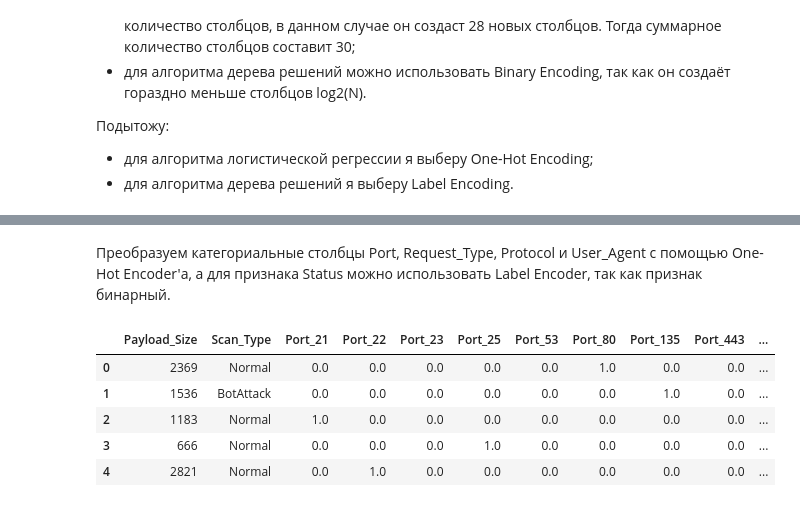
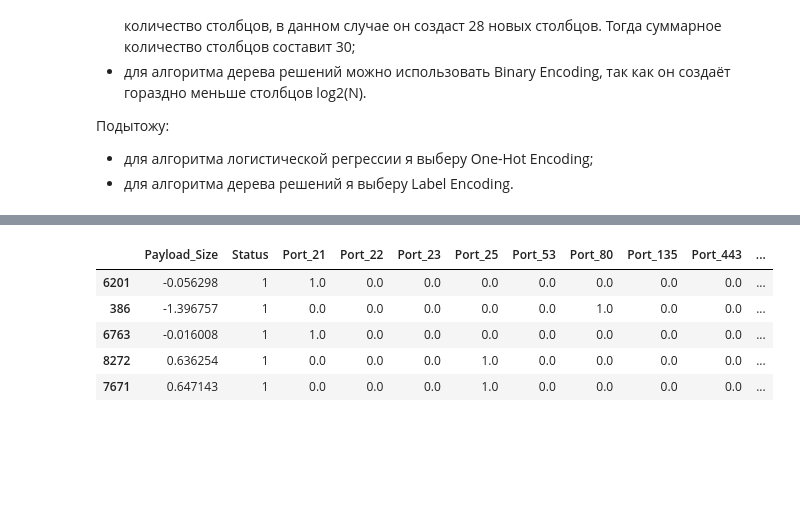
Before and after one commit to iamrus1/Intrusion-Log-Analysis, a Jupyter notebook: Intrusion detection log analysis.ipynb, the cells around one changed output, grey strips where cells are left out. Cells and saved outputs as stored; diff of their text form; code cells hidden in the pictures; blank space fills up the shorter version.

```diff
--- a/Intrusion detection log analysis.ipynb
+++ b/Intrusion detection log analysis.ipynb
@@ -421,3 +423,3 @@ Text(0, 0.5, 'Количество запросов\nNumber of requests')
 # %%
 logs.drop(['Source_IP', 'Destination_IP', 'Intrusion'], axis=1, inplace=True)
-logs
+logs['Port'] = logs['Port'].astype('object')
@@ -491,25 +511,48 @@ None
-# %% [markdown]
-Преобразуем категориальные столбцы Port, Request_Type, Protocol и User_Agent с помощью One-Hot Encoder'а, а для признака Status можно использовать Label Encoder, так как признак бинарный.
 # %%
 categorical_features = ['Port', 'Request_Type', 'Protocol', 'User_Agent']
 
-ohe_encoder = OneHotEncoder(sparse_output=False, handle_unknown='ignore')  # Инициализируем энкодер, sparse_output для получение матрицы
+# Инициализируем энкодер, sparse_output=False для получение матрицы
+ohe_encoder = OneHotEncoder(sparse_output=False, handle_unknown='ignore')
 
-ohe_matrix = ohe_encoder.fit_transform(logs[categorical_features])  # Создаём закодированную матрицу категориальных признаков
-ohe_df = pd.DataFrame(ohe_matrix, columns=ohe_encoder.get_feature_names_out(categorical_features))  # преобразовываем матрицу в датафрейм
+# Обучаем энкодер на тренировочном датасете и создаём матрицы закодированных признаков
+X_train_cat = ohe_encoder.fit_transform(X_train[categorical_features])
+X_test_cat = ohe_encoder.transform(X_test[categorical_features])
 
-encoded_logs = pd.concat([logs, ohe_df], axis=1)  # объединяем исходный и закодированный датафреймы
-encoded_logs = encoded_logs.drop(categorical_features, axis=1)  # удаляем старые категориальные столбцы из полученного датафрейма
+
+# Преобразовываем полученные матрицы в датафреймы
+X_train_cat_df = pd.DataFrame(
+    X_train_cat, index=X_train.index, columns=ohe_encoder.get_feature_names_out(categorical_features)
+)
+X_test_cat_df = pd.DataFrame(
+    X_test_cat, index=X_test.index, columns=ohe_encoder.get_feature_names_out(categorical_features)
+)
+
+# Объединяем исходный датафрейм и датафрейм закодированных признаков, удаляем старые столбцы
+X_train = pd.concat([X_train, X_train_cat_df], axis=1)
+X_train = X_train.drop(categorical_features, axis=1)
+
+X_test = pd.concat([X_test, X_test_cat_df], axis=1)
+X_test = X_test.drop(categorical_features, axis=1)
+# %%
+# Инициализируем энкодер
+le_encoder = LabelEncoder()
+
+# Кодируем статус
+X_train['Status'] = le_encoder.fit_transform(X_train['Status'])
+X_test['Status'] = le_encoder.transform(X_test['Status'])
 # %%
-le_encoder = LabelEncoder()
-encoded_logs['Status_Encoded'] = le_encoder.fit_transform(encoded_logs['Status'])
-encoded_logs.drop('Status', axis=1, inplace=True)
+# Инициализируем скелер
+scaler = StandardScaler()
+
+# Нормализуем признак нагрузки
+X_train['Payload_Size'] = scaler.fit_transform(X_train[['Payload_Size']])
+X_test['Payload_Size'] = scaler.transform(X_test[['Payload_Size']])
 # %%
-encoded_logs.head(5)
+X_train.head()
 # %% [output]
-|  | Payload_Size | Scan_Type | Port_21 | Port_22 | Port_23 | Port_25 | Port_53 | Port_80 | Port_135 | Port_443 | ... |
-| 0 | 2369 | Normal | 0.0 | 0.0 | 0.0 | 0.0 | 0.0 | 1.0 | 0.0 | 0.0 | ... |
-| 1 | 1536 | BotAttack | 0.0 | 0.0 | 0.0 | 0.0 | 0.0 | 0.0 | 1.0 | 0.0 | ... |
-| 2 | 1183 | Normal | 1.0 | 0.0 | 0.0 | 0.0 | 0.0 | 0.0 | 0.0 | 0.0 | ... |
-| 3 | 666 | Normal | 0.0 | 0.0 | 0.0 | 1.0 | 0.0 | 0.0 | 0.0 | 0.0 | ... |
-| 4 | 2821 | Normal | 0.0 | 1.0 | 0.0 | 0.0 | 0.0 | 0.0 | 0.0 | 0.0 | ... |
+|  | Payload_Size | Status | Port_21 | Port_22 | Port_23 | Port_25 | Port_53 | Port_80 | Port_135 | Port_443 | ... |
+| 6201 | -0.056298 | 1 | 1.0 | 0.0 | 0.0 | 0.0 | 0.0 | 0.0 | 0.0 | 0.0 | ... |
+| 386 | -1.396757 | 1 | 0.0 | 0.0 | 0.0 | 0.0 | 0.0 | 1.0 | 0.0 | 0.0 | ... |
+| 6763 | -0.016008 | 1 | 1.0 | 0.0 | 0.0 | 0.0 | 0.0 | 0.0 | 0.0 | 0.0 | ... |
+| 8272 | 0.636254 | 1 | 0.0 | 0.0 | 0.0 | 1.0 | 0.0 | 0.0 | 0.0 | 0.0 | ... |
+| 7671 | 0.647143 | 1 | 0.0 | 0.0 | 0.0 | 1.0 | 0.0 | 0.0 | 0.0 | 0.0 | ... |
```
Also changed, not shown: parts of 10 cells of this notebook.
